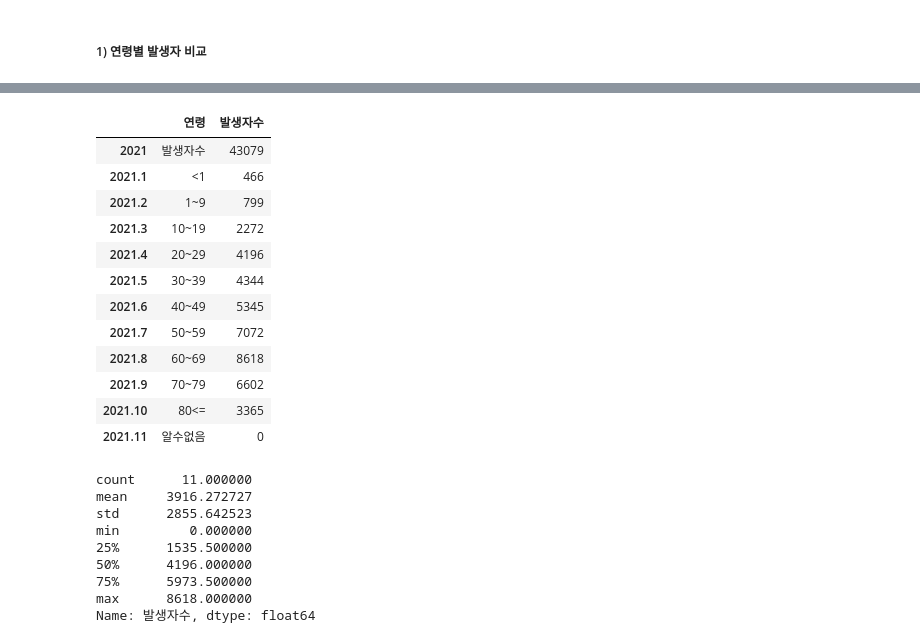
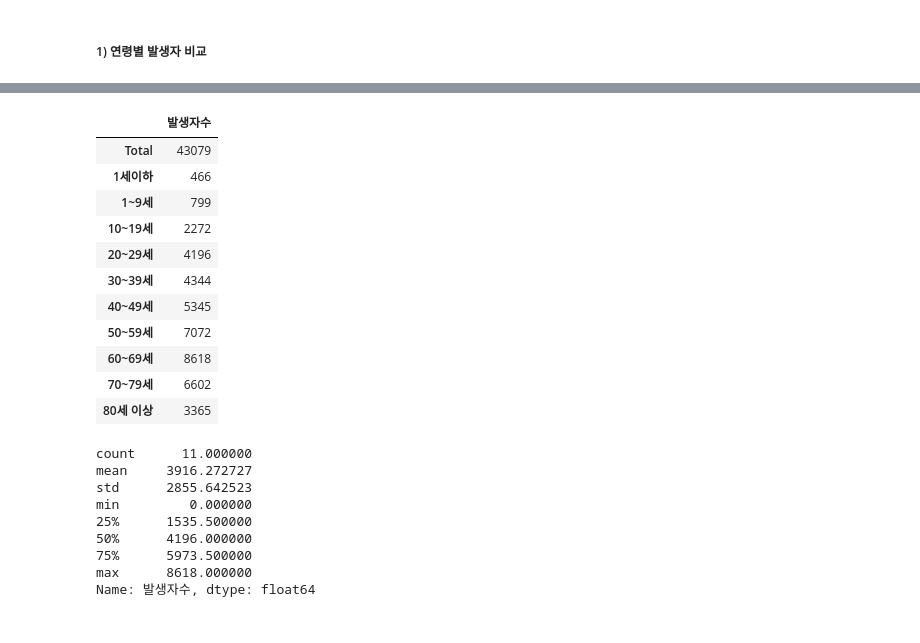
Before and after one commit to kdj0712/rare_field_fastapis, a Jupyter notebook: data/data_analysis/persona2/ipynb/persona2_DDA_yugyeong_accrual.ipynb, the cells around one changed output, grey strips where cells are left out. Saved outputs shown, nothing was run; the diff lists cells and outputs as text; code cells hidden in the pictures.

```diff
--- a/data/data_analysis/persona2/ipynb/persona2_DDA_yugyeong_accrual.ipynb
+++ b/data/data_analysis/persona2/ipynb/persona2_DDA_yugyeong_accrual.ipynb
@@ -159,6 +144,8 @@ array([[155,
 # %% [markdown]
 ##### 1) 연령별 발생자 비교
 # %%
-total_age01 = df_gender_age_accrual.loc[0][2:]
-total_age01
+# 연령별 total 발생자수
+total_age = df_gender_age_accrual.loc[0][2:-2]
+total_age = total_age.rename({'발생자수': 'Total'})
+total_age
 # %% [output]
@@ -195,22 +164,20 @@ Name: 1, dtype: object
-# %%
-# 하나의 dataframe으로 만들어주기
-df_total_age = pd.concat([total_age01, total_age02], axis=1)
-df_total_age.columns = ['연령', '발생자수']
-df_total_age
-# %% [output]
-|  | 연령 | 발생자수 |
-| 2021 | 발생자수 | 43079 |
-| 2021.1 | <1 | 466 |
-| 2021.2 | 1~9 | 799 |
-| 2021.3 | 10~19 | 2272 |
-| 2021.4 | 20~29 | 4196 |
-| 2021.5 | 30~39 | 4344 |
-| 2021.6 | 40~49 | 5345 |
-| 2021.7 | 50~59 | 7072 |
-| 2021.8 | 60~69 | 8618 |
-| 2021.9 | 70~79 | 6602 |
-| 2021.10 | 80<= | 3365 |
-| 2021.11 | 알수없음 | 0 |
+# %%
+df_total_age = pd.DataFrame(total_age)
+df_total_age.columns = ['발생자수']
+df_total_age
+# %% [output]
+|  | 발생자수 |
+| Total | 43079 |
+| 1세이하 | 466 |
+| 1~9세 | 799 |
+| 10~19세 | 2272 |
+| 20~29세 | 4196 |
+| 30~39세 | 4344 |
+| 40~49세 | 5345 |
+| 50~59세 | 7072 |
+| 60~69세 | 8618 |
+| 70~79세 | 6602 |
+| 80세 이상 | 3365 |
 # %%
 df_total_age['발생자수'][1:].astype(int).describe()
 # %% [output]
```
Also changed, not shown: parts of 10 cells of this notebook, 2 other files.
